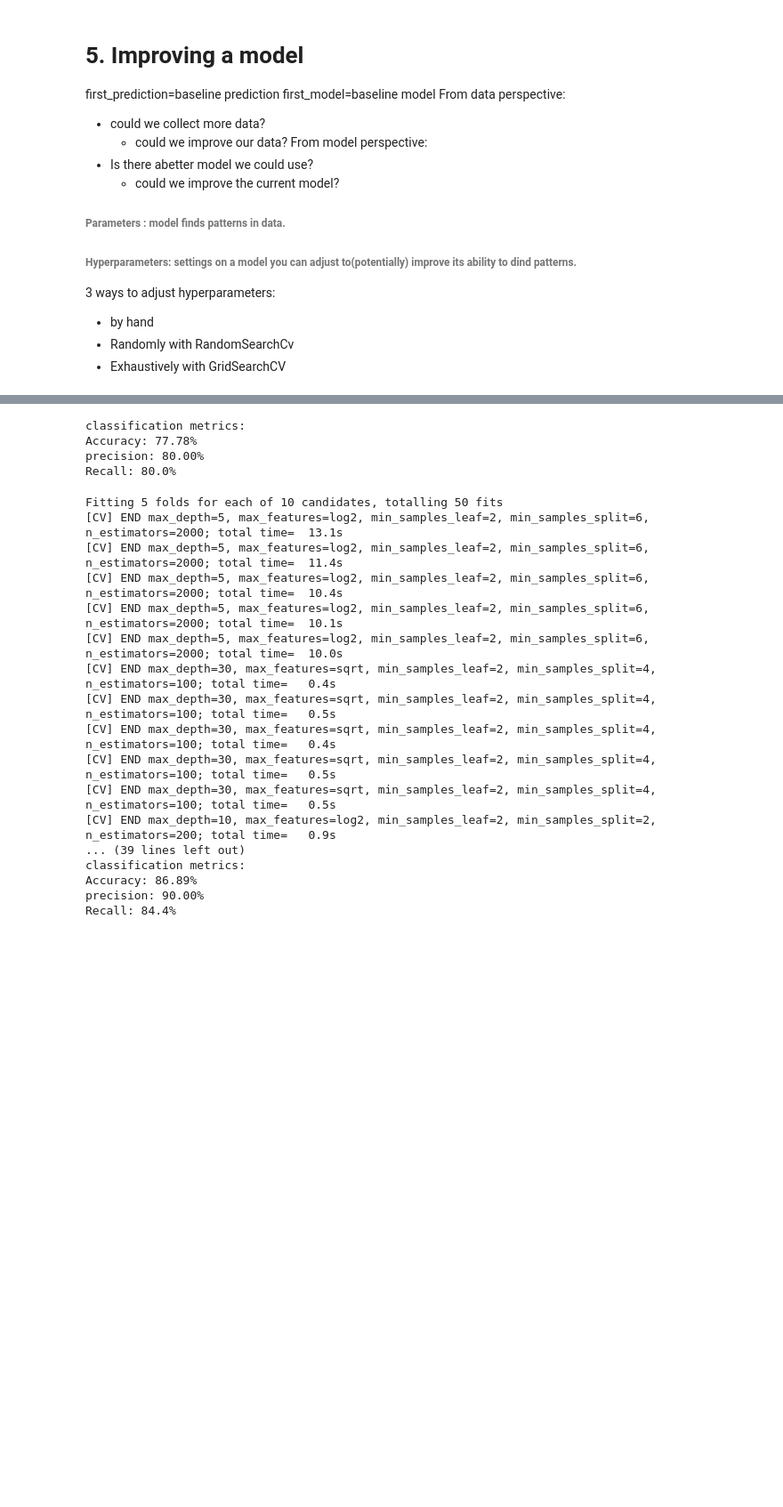
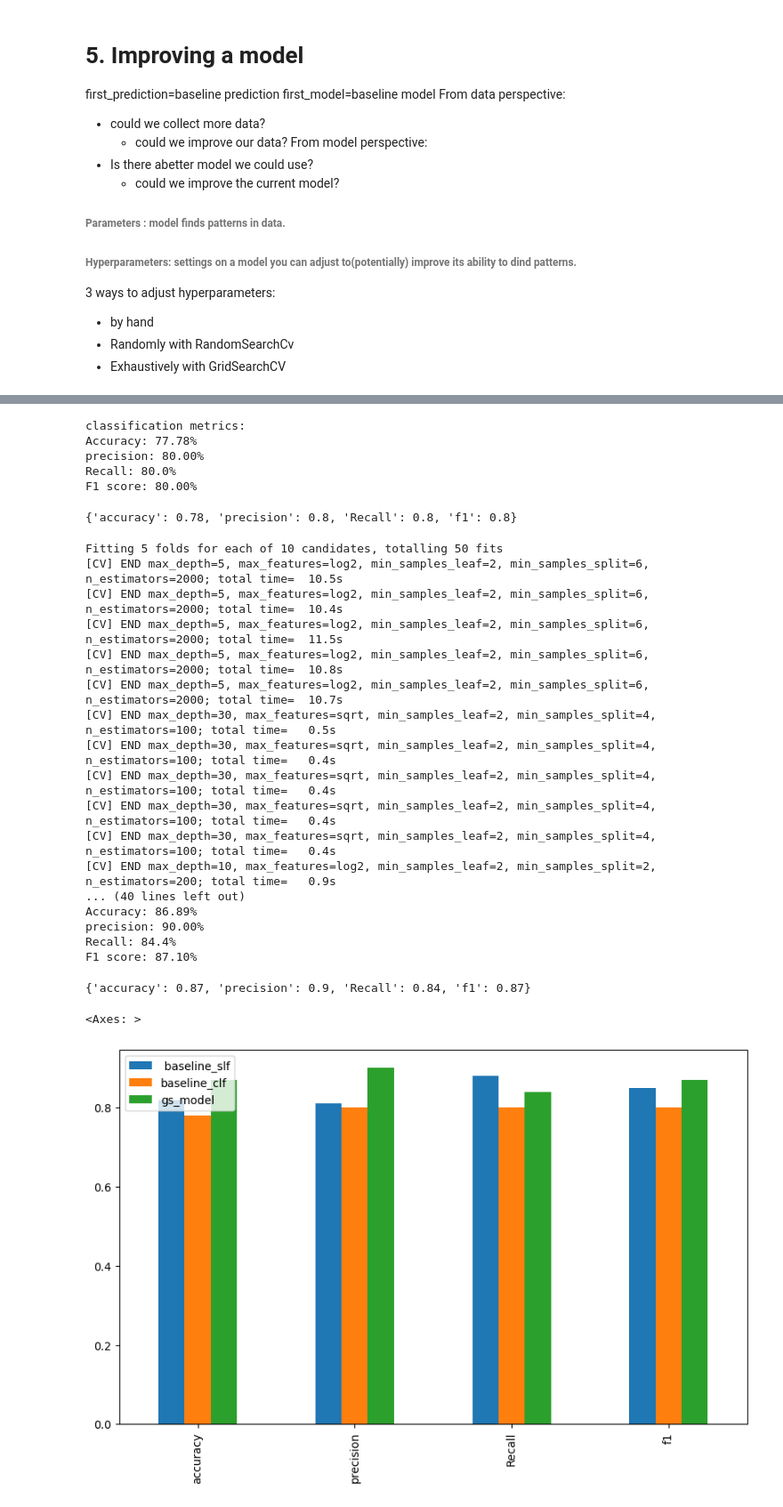
Before and after one commit to Kidist-c/Machine-Learning-Practice, a Jupyter notebook: Notebooks/model.ipynb, the cells around one changed output, grey strips where cells are left out. Shown at 89% size. Drawn from its saved outputs; the diff is of its cells as text; code cells hidden in the pictures; blank space fills up the shorter version.

Commit message:
compared diffrent model metrics

```diff
--- a/Notebooks/model.ipynb
+++ b/Notebooks/model.ipynb
@@ -411,10 +411,18 @@ def evaluate_model(y_true, y_preds):
     precision=precision_score(y_true,y_preds)
     recall=recall_score(y_true,y_preds)
     f1=f1_score(y_true,y_preds)
+    metrics={
+        "accuracy":round(accuracy,2),
+        "precision":round(precision,2),
+        "Recall":round(recall,2),
+        "f1" :round(f1,2)
+    }
     print("classification metrics:")
     print(f'Accuracy: {accuracy*100:.2f}%')
     print(f'precision: {precision*100:.2f}%')
     print(f'Recall: {recall*100:.1f}%')
+    print(f'F1 score: {f1*100:.2f}%')
+    return metrics
 # %%
 from sklearn.ensemble import RandomForestClassifier
 np.random.seed(42)
@@ -435,7 +443,8 @@ clf.fit(X_train,Y_train)
 # make predictions on validation set
 y_val_preds=clf.predict(X_val)
 # evaluate the baseline model
-evaluate_model(Y_val,y_val_preds)
+baseline=evaluate_model(Y_val,y_val_preds)
+baseline
 # %% [output]
 classification metrics:
 Accuracy: 82.22%
@@ -449,12 +460,15 @@ clf_2.fit(X_train,Y_train)
 # make predictions
 Y_val_preds=clf_2.predict(X_val)
 # evaluate the model
-evaluate_model(Y_val,Y_val_preds)
+baseline_clf=evaluate_model(Y_val,Y_val_preds)
+baseline_clf
 # %% [output]
 classification metrics:
 Accuracy: 77.78%
 precision: 80.00%
 Recall: 80.0%
+F1 score: 80.00%
+{'accuracy': 0.78, 'precision': 0.8, 'Recall': 0.8, 'f1': 0.8}
 # %%
 # tunnig by RandomizedSearchCV
 from sklearn.model_selection import RandomizedSearchCV
@@ -481,22 +495,37 @@ rs_clf=RandomizedSearchCV(estimator=clf, param_distributions=grid, n_iter=10, cv
 rs_clf.fit(X_train,Y_train)
 # evaluate the RandomizedSearchCV model
 rs_y_preds=rs_clf.predict(X_test)
-evaluate_model(Y_test,rs_y_preds)
+gs_model=evaluate_model(Y_test,rs_y_preds)
+gs_model
 # %% [output]
 Fitting 5 folds for each of 10 candidates, totalling 50 fits
-[CV] END max_depth=5, max_features=log2, min_samples_leaf=2, min_samples_split=6, n_estimators=2000; total time=  13.1s
-[CV] END max_depth=5, max_features=log2, min_samples_leaf=2, min_samples_split=6, n_estimators=2000; total time=  11.4s
+[CV] END max_depth=5, max_features=log2, min_samples_leaf=2, min_samples_split=6, n_estimators=2000; total time=  10.5s
 [CV] END max_depth=5, max_features=log2, min_samples_leaf=2, min_samples_split=6, n_estimators=2000; total time=  10.4s
-[CV] END max_depth=5, max_features=log2, min_samples_leaf=2, min_samples_split=6, n_estimators=2000; total time=  10.1s
-[CV] END max_depth=5, max_features=log2, min_samples_leaf=2, min_samples_split=6, n_estimators=2000; total time=  10.0s
-[CV] END max_depth=30, max_features=sqrt, min_samples_leaf=2, min_samples_split=4, n_estimators=100; total time=   0.4s
+[CV] END max_depth=5, max_features=log2, min_samples_leaf=2, min_samples_split=6, n_estimators=2000; total time=  11.5s
+[CV] END max_depth=5, max_features=log2, min_samples_leaf=2, min_samples_split=6, n_estimators=2000; total time=  10.8s
+[CV] END max_depth=5, max_features=log2, min_samples_leaf=2, min_samples_split=6, n_estimators=2000; total time=  10.7s
 [CV] END max_depth=30, max_features=sqrt, min_samples_leaf=2, min_samples_split=4, n_estimators=100; total time=   0.5s
 [CV] END max_depth=30, max_features=sqrt, min_samples_leaf=2, min_samples_split=4, n_estimators=100; total time=   0.4s
-[CV] END max_depth=30, max_features=sqrt, min_samples_leaf=2, min_samples_split=4, n_estimators=100; total time=   0.5s
-[CV] END max_depth=30, max_features=sqrt, min_samples_leaf=2, min_samples_split=4, n_estimators=100; total time=   0.5s
+[CV] END max_depth=30, max_features=sqrt, min_samples_leaf=2, min_samples_split=4, n_estimators=100; total time=   0.4s
+[CV] END max_depth=30, max_features=sqrt, min_samples_leaf=2, min_samples_split=4, n_estimators=100; total time=   0.4s
+[CV] END max_depth=30, max_features=sqrt, min_samples_leaf=2, min_samples_split=4, n_estimators=100; total time=   0.4s
 [CV] END max_depth=10, max_features=log2, min_samples_leaf=2, min_samples_split=2, n_estimators=200; total time=   0.9s
-... (39 lines left out)
-classification metrics:
+... (40 lines left out)
 Accuracy: 86.89%
 precision: 90.00%
 Recall: 84.4%
+F1 score: 87.10%
+{'accuracy': 0.87, 'precision': 0.9, 'Recall': 0.84, 'f1': 0.87}
+# %%
+
+
+models=pd.DataFrame({
+   " baseline_slf" :baseline,
+   "baseline_clf" :baseline_clf,
+   "gs_model": gs_model
+
+})
+models.plot.bar(figsize=(10,6))
+# %% [output]
+<Axes: >
+[figure, added]
```
Also changed, not shown: parts of 3 cells of this notebook.
